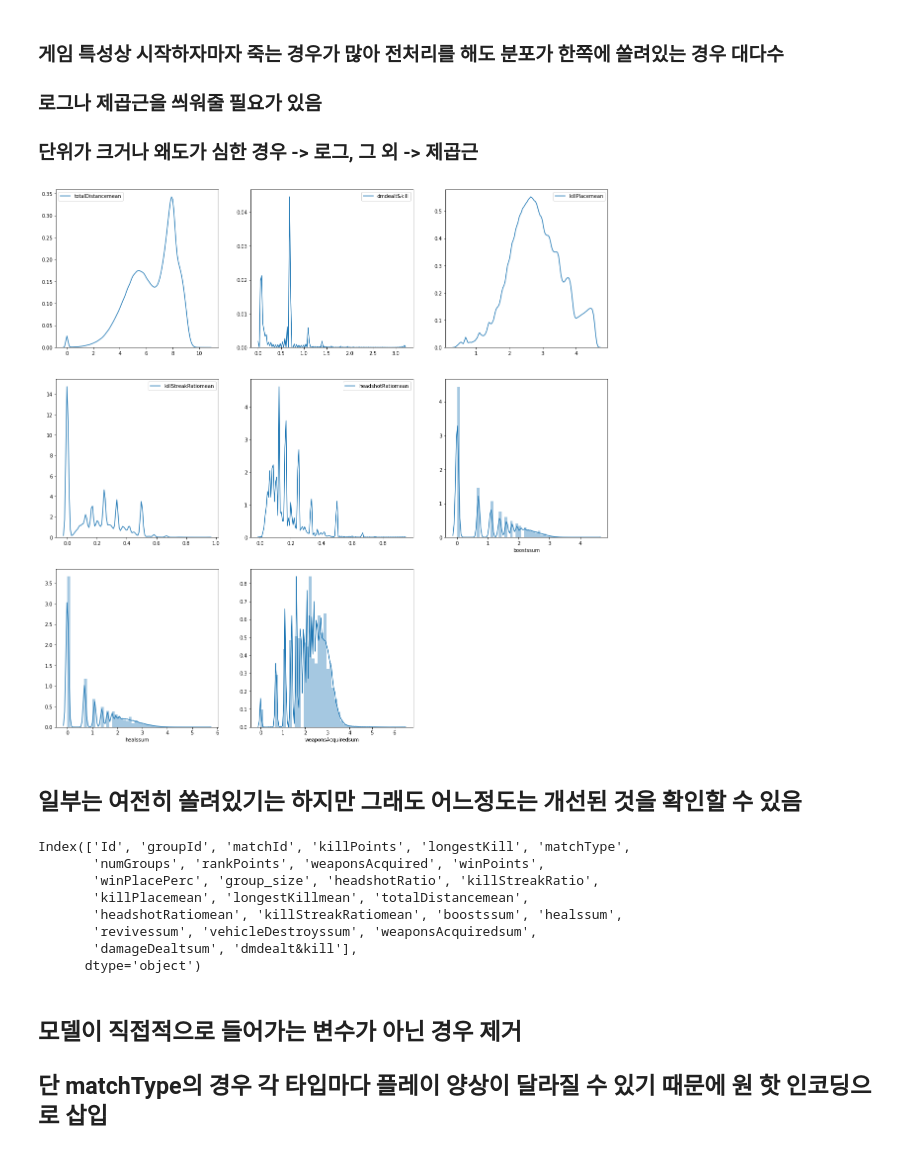
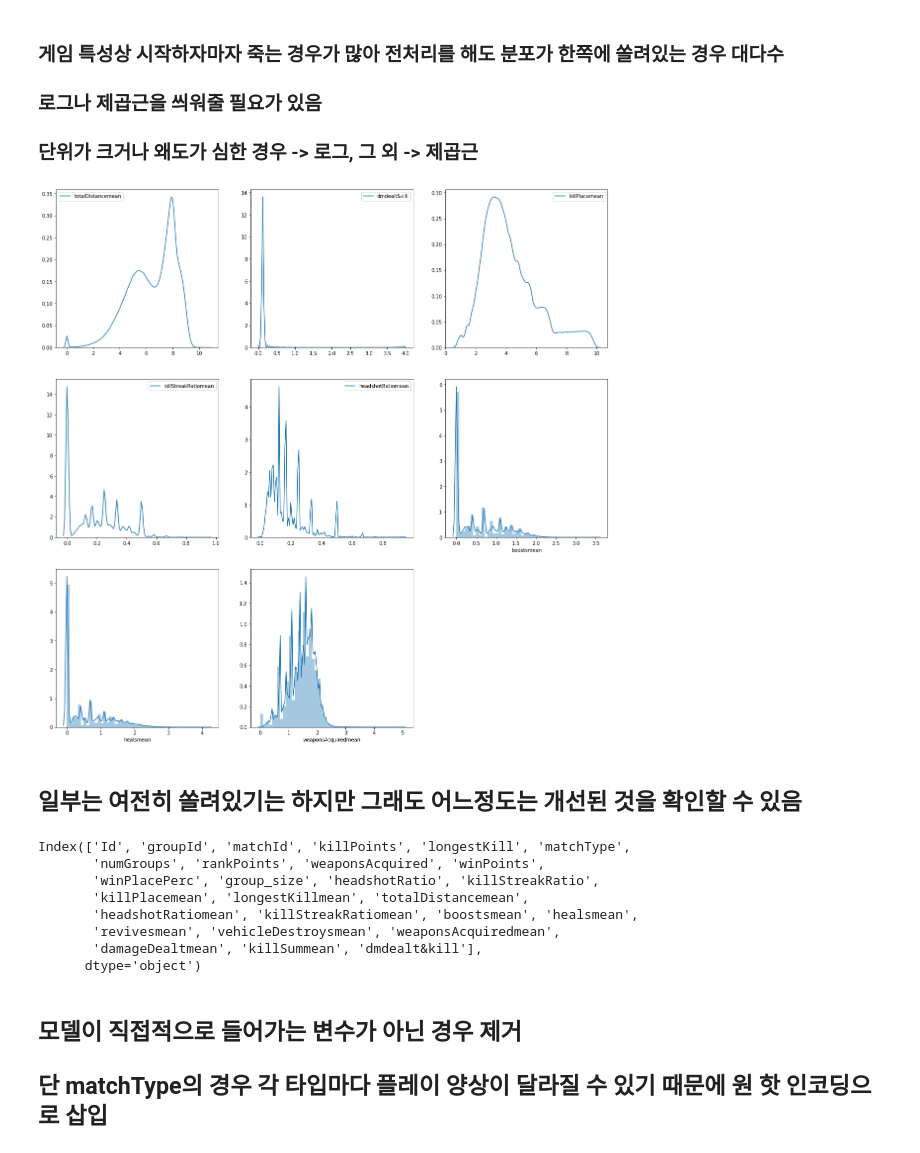
Before and after one commit to shjas94/SMU_ML, a Jupyter notebook: smu_ml.ipynb, the cells around one changed output. Drawn from its saved outputs; the diff is of its cells as text; code cells hidden in the pictures.

```diff
--- a/smu_ml.ipynb
+++ b/smu_ml.ipynb
@@ -376,7 +377,7 @@ Index(['Id', 'groupId', 'matchId', 'boosts', 'damageDealt', 'heals',
 # %% [markdown]
 ## 연관성이 없어보이는 feature는 그냥 삭제한다
 # %%
-train = train.drop(['teamKills','totalDistance','teamKillssum', 'maxPlace','vehicleDestroys','revives','heals','boosts','damageDealt','killPlace','matchDuration','teamKills'], axis=1)
+train = train.drop(['teamKills','totalDistance','teamKillsmean', 'maxPlace','vehicleDestroys','revives','heals','boosts','damageDealt','killPlace','matchDuration','teamKills'], axis=1)
 # %%
 train.columns
 # %% [output]
@@ -393,7 +394,7 @@ Index(['Id', 'groupId', 'matchId', 'killPoints', 'longestKill', 'matchType',
 ## dmdealt&kill(가한 데미지 대비 킬 수) : killSum / (damageDealtsum+1) *분모가 0이 되는 것을 방지하기 위해 1 더함*
 ## 기존의 killSum과 방향성이 같을 수 있으므로 killSum은 삭제
 # %%
-train['dmdealt&kill'] = train['killSum'] / (train['damageDealtsum']+1)
+train['dmdealt&kill'] = train['killSummean'] / (train['damageDealtmean']+1)
 # %%
 train = train.drop(['killSum'], axis=1)
 # %% [markdown]
@@ -441,24 +442,24 @@ for sqrtcol in sqrtlist:
 # %%
 plt.figure(figsize=(20,20))
 plt.subplot(331)
 sns.kdeplot(train['totalDistancemean'])
 plt.subplot(332)
 sns.kdeplot(train['dmdealt&kill'])
 plt.subplot(333)
 sns.kdeplot(train['killPlacemean'])
 plt.subplot(334)
 sns.kdeplot(train['killStreakRatiomean'])
 plt.subplot(335)
 sns.kdeplot(train['headshotRatiomean'])
 plt.subplot(336)
-sns.distplot(train['boostssum'])
+sns.distplot(train['boostsmean'])
 plt.subplot(337)
-sns.distplot(train['healssum'])
+sns.distplot(train['healsmean'])
 plt.subplot(338)
-sns.distplot(train['weaponsAcquiredsum'])
+sns.distplot(train['weaponsAcquiredmean'])
 plt.show()
 # %% [output]
-[figure, old version]
+[figure, new version]
 # %% [markdown]
 ## 일부는 여전히 쏠려있기는 하지만 그래도 어느정도는 개선된 것을 확인할 수 있음
 # %%
@@ -468,9 +469,9 @@ Index(['Id', 'groupId', 'matchId', 'killPoints', 'longestKill', 'matchType',
        'numGroups', 'rankPoints', 'weaponsAcquired', 'winPoints',
        'winPlacePerc', 'group_size', 'headshotRatio', 'killStreakRatio',
        'killPlacemean', 'longestKillmean', 'totalDistancemean',
-       'headshotRatiomean', 'killStreakRatiomean', 'boostssum', 'healssum',
-       'revivessum', 'vehicleDestroyssum', 'weaponsAcquiredsum',
-       'damageDealtsum', 'dmdealt&kill'],
+       'headshotRatiomean', 'killStreakRatiomean', 'boostsmean', 'healsmean',
+       'revivesmean', 'vehicleDestroysmean', 'weaponsAcquiredmean',
+       'damageDealtmean', 'killSummean', 'dmdealt&kill'],
       dtype='object')
 # %% [markdown]
 ## 모델이 직접적으로 들어가는 변수가 아닌 경우 제거
```
Also changed, not shown: parts of 13 cells of this notebook.
